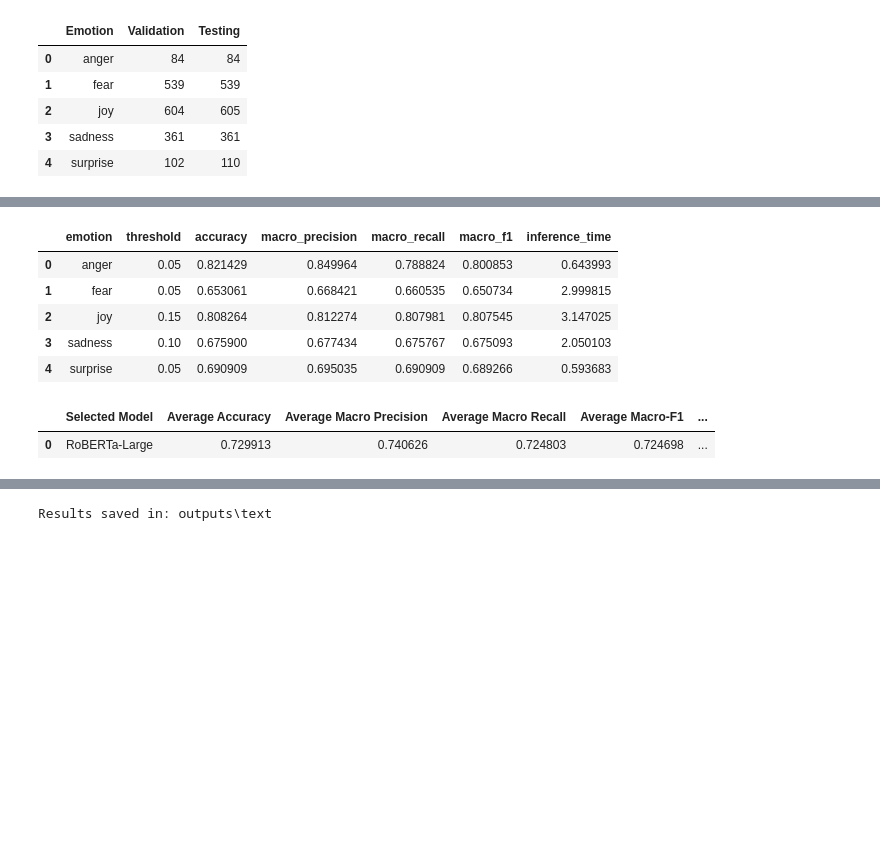
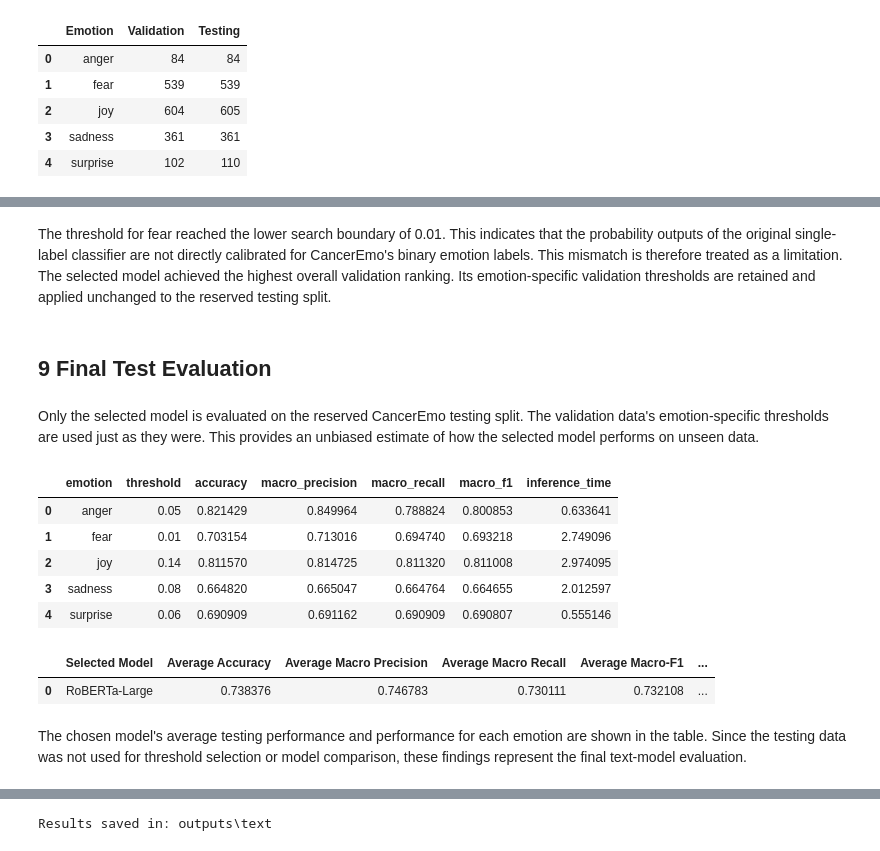
Before and after one commit to SubathraSIM/CM3020_Final_Year_Project, a Jupyter notebook: notebooks/model_experiments/text_models.ipynb, the cells around one changed output, grey strips where cells are left out. Drawn from its saved outputs; the diff is of its cells as text; code cells hidden in the pictures; blank space fills up the shorter version.

```diff
--- a/notebooks/model_experiments/text_models.ipynb
+++ b/notebooks/model_experiments/text_models.ipynb
@@ -164,7 +210,7 @@ def find_threshold(y_true, y_scores):
     best_threshold = 0.50
     best_f1 = -1
 
-    for threshold in np.arange(0.05, 1.00, 0.05):
+    for threshold in np.arange(0.01, 1.00, 0.01):
         predictions = (y_scores >= threshold).astype(int)
         current_f1 = f1_score(y_true,predictions, average="macro", zero_division=0)
 
@@ -250,6 +302,8 @@ def evaluate_model(model_name,model_details, split_data, split_name, fixed_thres
 validation_results = []
 comparison_results = []
 model_thresholds = {}
+# %%
+total_samples = sum(len(validation_data[e]) for e in emotions)
 # %%
 for model_name, model_details in models.items():
     print(f"\nEvaluating {model_name}...")
@@ -268,7 +322,8 @@ for model_name, model_details in models.items():
         "Macro Recall": (results["macro_recall"].mean()),
         "Macro-F1": (results["macro_f1"].mean()),
         "Loading Time": (evaluation["loading_time"]),
-        "Inference Time": (evaluation["inference_time"])
+        "Inference Time": (evaluation["inference_time"]),
+        "ms / sentence": (evaluation["inference_time"] / total_samples * 1000)
     })
 
     print("Macro-F1:", round(results["macro_f1"].mean(), 4))
@@ -363,16 +422,22 @@ surprise: 0.05
+# %% [markdown]
+The threshold for fear reached the lower search boundary of 0.01. This indicates that the probability outputs of the original single-label classifier are not directly calibrated for CancerEmo's binary emotion labels. This mismatch is therefore treated as a limitation. The selected model achieved the highest overall validation ranking. Its emotion-specific validation thresholds are retained and applied unchanged to the reserved testing split.
+# %% [markdown]
+## 9 Final Test Evaluation
+# %% [markdown]
+Only the selected model is evaluated on the reserved CancerEmo testing split. The validation data's emotion-specific thresholds are used just as they were. This provides an unbiased estimate of how the selected model performs on unseen data.
 # %%
 test_evaluation = evaluate_model(selected_model_name, selected_model_details, testing_data, "testing", fixed_thresholds=selected_thresholds)
 test_results_df = test_evaluation["results"]
 test_predictions = test_evaluation["predictions"]
 # %%
-display(test_results_df[["emotion", "threshold", "accuracy", "macro_precision", "macro_recall", "macro_f1", "inference_time"]])
+test_results_df[["emotion", "threshold", "accuracy", "macro_precision", "macro_recall", "macro_f1", "inference_time"]]
 # %% [output]
 |  | emotion | threshold | accuracy | macro_precision | macro_recall | macro_f1 | inference_time |
-| 0 | anger | 0.05 | 0.821429 | 0.849964 | 0.788824 | 0.800853 | 0.643993 |
-| 1 | fear | 0.05 | 0.653061 | 0.668421 | 0.660535 | 0.650734 | 2.999815 |
-| 2 | joy | 0.15 | 0.808264 | 0.812274 | 0.807981 | 0.807545 | 3.147025 |
-| 3 | sadness | 0.10 | 0.675900 | 0.677434 | 0.675767 | 0.675093 | 2.050103 |
-| 4 | surprise | 0.05 | 0.690909 | 0.695035 | 0.690909 | 0.689266 | 0.593683 |
+| 0 | anger | 0.05 | 0.821429 | 0.849964 | 0.788824 | 0.800853 | 0.633641 |
+| 1 | fear | 0.01 | 0.703154 | 0.713016 | 0.694740 | 0.693218 | 2.749096 |
+| 2 | joy | 0.14 | 0.811570 | 0.814725 | 0.811320 | 0.811008 | 2.974095 |
+| 3 | sadness | 0.08 | 0.664820 | 0.665047 | 0.664764 | 0.664655 | 2.012597 |
+| 4 | surprise | 0.06 | 0.690909 | 0.691162 | 0.690909 | 0.690807 | 0.555146 |
 # %%
 test_summary_df = pd.DataFrame([
     {
@@ -390,4 +455,6 @@ test_summary_df = pd.DataFrame([
 test_summary_df
 # %% [output]
 |  | Selected Model | Average Accuracy | Average Macro Precision | Average Macro Recall | Average Macro-F1 | ... |
-| 0 | RoBERTa-Large | 0.729913 | 0.740626 | 0.724803 | 0.724698 | ... |
+| 0 | RoBERTa-Large | 0.738376 | 0.746783 | 0.730111 | 0.732108 | ... |
+# %% [markdown]
+The chosen model's average testing performance and performance for each emotion are shown in the table. Since the testing data was not used for threshold selection or model comparison, these findings represent the final text-model evaluation.
```
Also changed, not shown: parts of 44 cells of this notebook, 4 other files.
